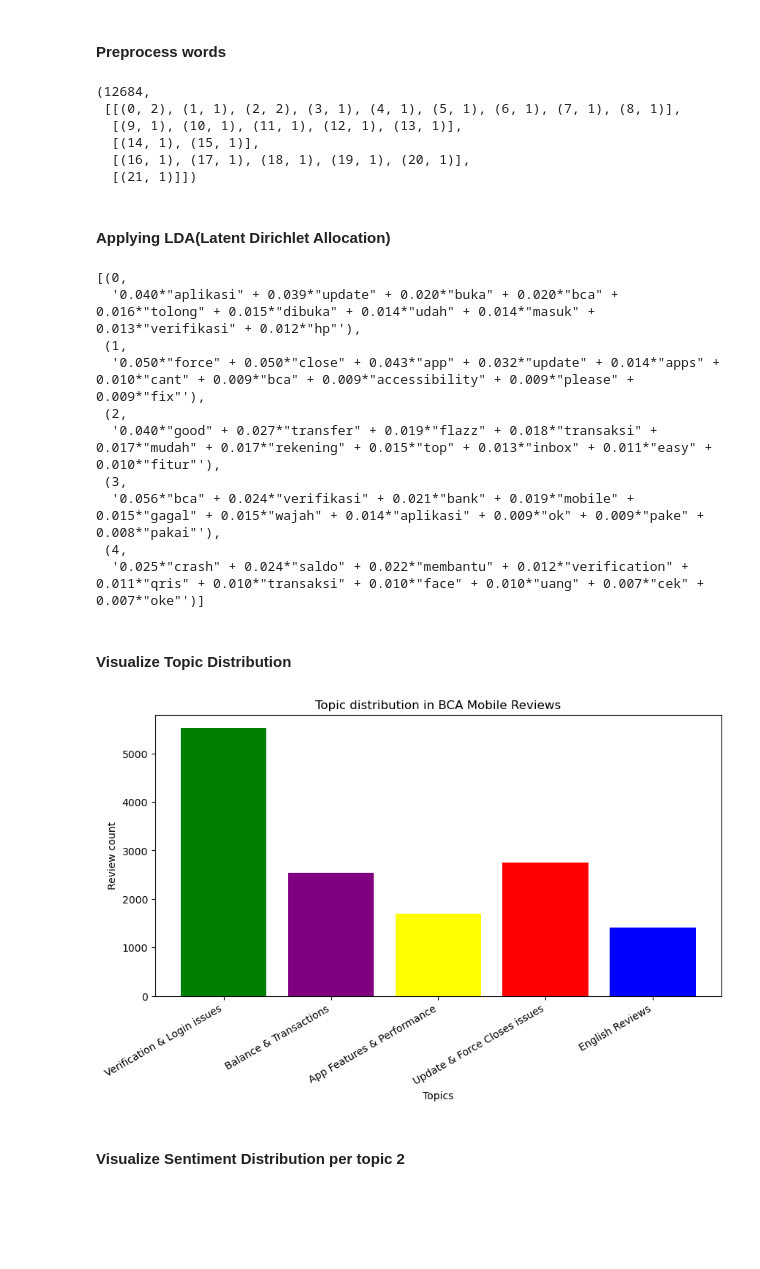
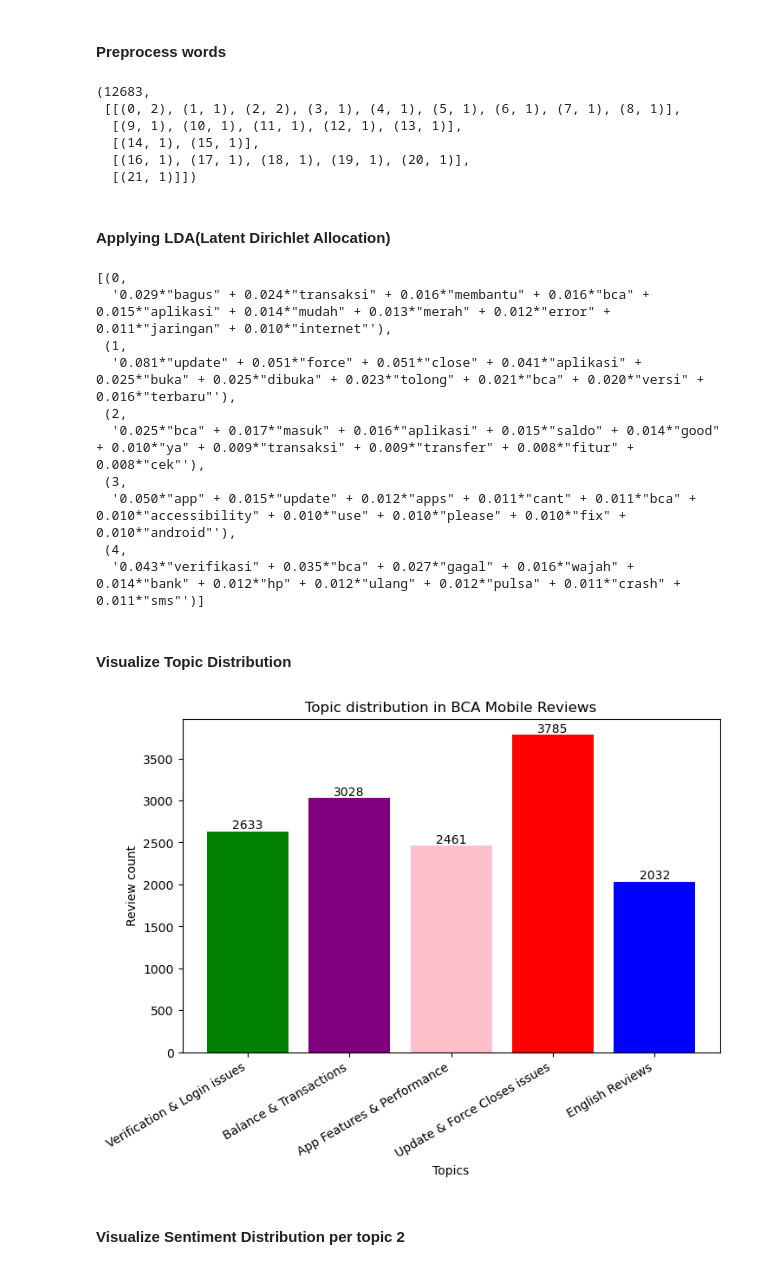
Before and after one commit to darrenxx3/Sentiment-Analysis-thesis-v2, a Jupyter notebook: dataexploration.ipynb, the cells around one changed output. Drawn from its saved outputs; the diff is of its cells as text; code cells hidden in the pictures; blank space fills up the shorter version.

Commit message:
add predefined label, add labels in preprocessing

```diff
--- a/dataexploration.ipynb
+++ b/dataexploration.ipynb
@@ -61,14 +61,14 @@ bca = bca.dropna(subset=["content"])
 stop_words_indo = set(stopwords.words("indonesian"))
 stop_words_en = set(stopwords.words("english"))
 custom_stopwords = {"nya", "yg", "gak", "ga", "sih", "dong", "deh", "nih", "aja", "bgt","saya", "dan","sdh","sudah"
-                    ,"sy","lg","tdk"}
+                    ,"sy","lg","tdk", "udah","lagi"}
 
 stop_words = stop_words_indo.union(stop_words_en, custom_stopwords)
 
 def preprocess_text(text):
-    text = text.lower() #convert to lowercase
-    text = re.sub(r'\d+', '',text) #remove numbers
-    text = re.sub(r'[^\w\s]','',text)
+    text = text.lower() #c onvert to lowercase
+    text = re.sub(r'\d+', '',text) # remove numbers
+    text = re.sub(r'[^\w\s]','',text) # remove special characters
     text = re.sub(r'(.)\1+', r'\1\1', text) #limit repeating characters
     tokens = word_tokenize(text)
     tokens = [word for word in tokens if word not in stop_words]
@@ -81,7 +81,7 @@ corpus = [dictionary.doc2bow(text)for text in bca["processedwords"]]
 
 len(dictionary), corpus[:5]
 # %% [output]
-(12684,
+(12683,
  [[(0, 2), (1, 1), (2, 2), (3, 1), (4, 1), (5, 1), (6, 1), (7, 1), (8, 1)],
   [(9, 1), (10, 1), (11, 1), (12, 1), (13, 1)],
   [(14, 1), (15, 1)],
@@ -100,45 +100,67 @@ topics = lda_model.print_topics(num_words=10)
 topics
 # %% [output]
 [(0,
-  '0.040*"aplikasi" + 0.039*"update" + 0.020*"buka" + 0.020*"bca" + 0.016*"tolong" + 0.015*"dibuka" + 0.014*"udah" + 0.014*"masuk" + 0.013*"verifikasi" + 0.012*"hp"'),
+  '0.029*"bagus" + 0.024*"transaksi" + 0.016*"membantu" + 0.016*"bca" + 0.015*"aplikasi" + 0.014*"mudah" + 0.013*"merah" + 0.012*"error" + 0.011*"jaringan" + 0.010*"internet"'),
  (1,
-  '0.050*"force" + 0.050*"close" + 0.043*"app" + 0.032*"update" + 0.014*"apps" + 0.010*"cant" + 0.009*"bca" + 0.009*"accessibility" + 0.009*"please" + 0.009*"fix"'),
+  '0.081*"update" + 0.051*"force" + 0.051*"close" + 0.041*"aplikasi" + 0.025*"buka" + 0.025*"dibuka" + 0.023*"tolong" + 0.021*"bca" + 0.020*"versi" + 0.016*"terbaru"'),
  (2,
-  '0.040*"good" + 0.027*"transfer" + 0.019*"flazz" + 0.018*"transaksi" + 0.017*"mudah" + 0.017*"rekening" + 0.015*"top" + 0.013*"inbox" + 0.011*"easy" + 0.010*"fitur"'),
+  '0.025*"bca" + 0.017*"masuk" + 0.016*"aplikasi" + 0.015*"saldo" + 0.014*"good" + 0.010*"ya" + 0.009*"transaksi" + 0.009*"transfer" + 0.008*"fitur" + 0.008*"cek"'),
  (3,
-  '0.056*"bca" + 0.024*"verifikasi" + 0.021*"bank" + 0.019*"mobile" + 0.015*"gagal" + 0.015*"wajah" + 0.014*"aplikasi" + 0.009*"ok" + 0.009*"pake" + 0.008*"pakai"'),
+  '0.050*"app" + 0.015*"update" + 0.012*"apps" + 0.011*"cant" + 0.011*"bca" + 0.010*"accessibility" + 0.010*"use" + 0.010*"please" + 0.010*"fix" + 0.010*"android"'),
  (4,
-  '0.025*"crash" + 0.024*"saldo" + 0.022*"membantu" + 0.012*"verification" + 0.011*"qris" + 0.010*"transaksi" + 0.010*"face" + 0.010*"uang" + 0.007*"cek" + 0.007*"oke"')]
+  '0.043*"verifikasi" + 0.035*"bca" + 0.027*"gagal" + 0.016*"wajah" + 0.014*"bank" + 0.012*"hp" + 0.012*"ulang" + 0.012*"pulsa" + 0.011*"crash" + 0.011*"sms"')]
 # %% [markdown]
 #### Visualize Topic Distribution
 # %%
 import matplotlib.pyplot as plt
 
+# LDA results
 topic_counts = lda_model.get_document_topics(corpus, minimum_probability=0)
 topic_distributions = [0] * 5
 
+# predefined toppings to aligned the LDA results
+topic_mapping = {
+    0: 2,  # Topic 0 -> "App Features & Performance"
+    1: 3,  # Topic 1 -> "Update & Force Closes issues"
+    2: 1,  # Topic 2 -> "Balance & Transactions"
+    3: 4,  # Topic 3 -> "English Reviews"
+    4: 0   # Topic 4 -> "Verification & Login issues"
+}
+
 for doc in topic_counts:
     main_topic = max(doc, key=lambda x: x[1])[0] #get most relevant topic
-    topic_distributions[main_topic] += 1
+    mapped_topic = topic_mapping[main_topic] #map predefined labels
+    topic_distributions[mapped_topic] += 1
+
+# for doc in topic_counts:
+#     main_topic = max(doc, key=lambda x: x[1])[0] #get most relevant topic
+#     mapped_topic = topic_mapping[main_topic]
+#     topic_distributions[main_topic] += 1
 
 topic_labels =[
     "Verification & Login issues",
     "Balance & Transactions",
     "App Features & Performance",
     "Update & Force Closes issues",
     "English Reviews"
 ]
 
 #plot bar chart
-plt.figure(figsize=(10,5))
-plt.bar(topic_labels, topic_distributions, color=["green","purple","yellow","red","blue"])
+plt.figure(figsize=(8,5))
+bars = plt.bar(topic_labels, topic_distributions, color=["green","purple","pink","red","blue"])
 plt.title("Topic distribution in BCA Mobile Reviews")
 plt.xlabel("Topics")
 plt.ylabel("Review count")
 plt.xticks(rotation=30, ha="right") #make xlabel rotate to not overlap
+
+# Add labels on each bar category
+for bar in bars:
+    yval = bar.get_height()
+    plt.text(bar.get_x() + bar.get_width()/2, yval + 1, int(yval), ha='center', va='bottom')
+
 plt.show()
 # %% [output]
-[figure, old version]
+[figure, new version]
 # %% [markdown]
 #### Visualize Sentiment Distribution per topic 2
 # %%
```
Also changed, not shown: parts of 1 cell of this notebook, 1 other file.
